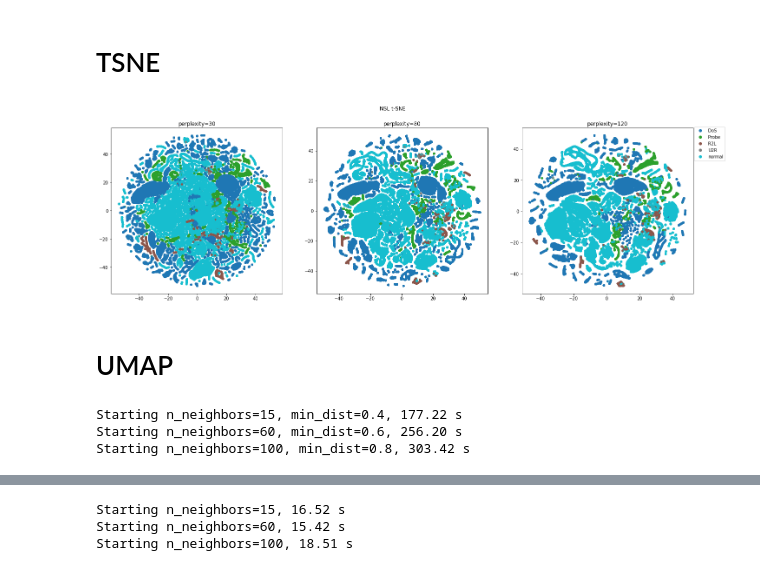
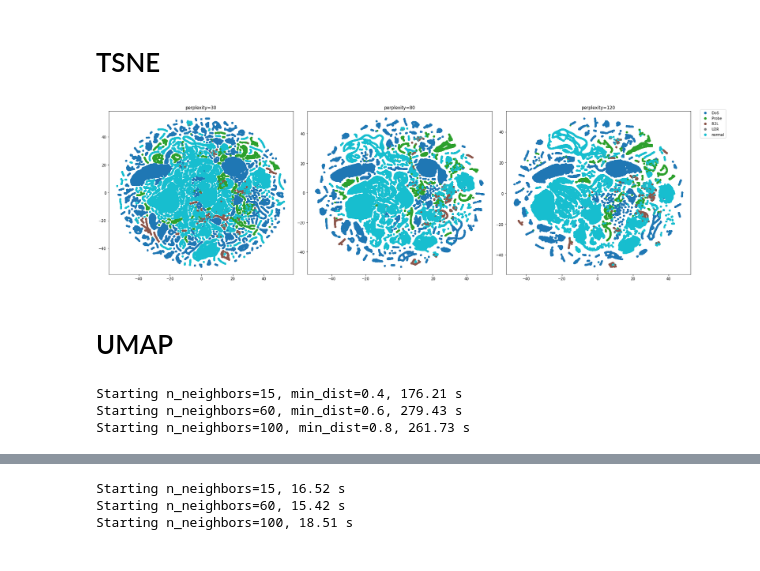
Before and after one commit to FEJTWOW/nsl_kdd, a Jupyter notebook: notebooks/visualization/autoencoders_with_categorical_visualization_bn16.ipynb, the cells around one changed output, grey strips where cells are left out. Drawn from its saved outputs; the diff is of its cells as text; code cells hidden in the pictures.

Commit message:
Add categorical visualisations split into categories

```diff
--- a/notebooks/visualization/autoencoders_with_categorical_visualization_bn16.ipynb
+++ b/notebooks/visualization/autoencoders_with_categorical_visualization_bn16.ipynb
@@ -59,7 +59,7 @@ extracted_features.shape
 # %% [output]
 (148517, 16)
 # %%
-RUN_ALGORITHMS = True
+RUN_ALGORITHMS = False
 # %%
 def plot_2d(X_list, y, subtitles, title, figsize=(24, 7), labels=None, bbox_shift=1.15, s=15, rows=1, cols=3):
     plt.figure(figsize=figsize)
@@ -72,27 +72,27 @@ def plot_2d(X_list, y, subtitles, title, figsize=(24, 7), labels=None, bbox_shif
     if labels is not None:
         classes = labels
     plt.legend(handles, classes, bbox_to_anchor=(bbox_shift, 1.02), loc='upper right')
-
-    plt.suptitle(title)
-    plt.savefig(f"{title}_with_categorical.pdf")
+    plt.tight_layout()
+#     plt.suptitle(title)
+    plt.savefig(f"{title}_with_categorical_extracted_bn16.png")
 # %% [markdown]
 # TSNE
 # %%
 titles_tsne_nsl = [
-    'perplexity=5',
+    #'perplexity=5',
     'perplexity=30',
     'perplexity=80',
     'perplexity=120',
-    'perplexity=160'
+    #'perplexity=160'
 ]
 
 if RUN_ALGORITHMS:
     tsne_list_nsl = [
-        TSNE(perplexity=5, n_components=2, random_state=42),
+        #TSNE(perplexity=5, n_components=2, random_state=42),
         TSNE(perplexity=30, n_components=2, random_state=42),
         TSNE(perplexity=80, n_components=2, random_state=42),
         TSNE(perplexity=120, n_components=2, random_state=42),
-        TSNE(perplexity=160, n_components=2, random_state=42)
+        #TSNE(perplexity=160, n_components=2, random_state=42)
     ]
 
     X_nsl_tsne = []
@@ -105,9 +105,9 @@ if RUN_ALGORITHMS:
 else:
     X_nsl_tsne = np.load(pwd + '/data/saved_X/X_nsl_tsne_with_categorical_extracted_bn16.npy')
 # %%
-plot_2d(X_nsl_tsne[1:4], nsl_lables, titles_tsne_nsl[1:4], 'NSL t-SNE', labels=attack_classes, bbox_shift=1.2, rows=1, figsize=(24, 7))
+plot_2d(X_nsl_tsne[1:4], nsl_lables, titles_tsne_nsl, 'NSL t-SNE', labels=attack_classes, bbox_shift=1.2, rows=1, figsize=(24, 7))
 # %% [output]
-[figure, old version]
+[figure, new version]
 # %% [markdown]
 # UMAP
 # %%
@@ -129,14 +129,14 @@ if RUN_ALGORITHMS:
         print(f'Starting {titles_umap_nsl[i]}, ', end='')
         X_nsl_umap.append(run_and_measure(umap_model.fit_transform, X))
 
-    np.save(pwd + '/data/saved_X/X_nsl_umap_with_categorical_extracted_bn16_with_dist.npy', np.array(X_nsl_umap))
+    np.save(pwd + '/data/saved_X/X_nsl_umap_with_categorical_extracted_bn16.npy', np.array(X_nsl_umap))
 
 else:
-    X_nsl_umap = np.load(pwd + '/data/saved_X/X_nsl_umap_with_categorical_extracted_bn16_with_dist.npy')
+    X_nsl_umap = np.load(pwd + '/data/saved_X/X_nsl_umap_with_categorical_extracted_bn16.npy')
 # %% [output]
-Starting n_neighbors=15, min_dist=0.4, 177.22 s
-Starting n_neighbors=60, min_dist=0.6, 256.20 s
-Starting n_neighbors=100, min_dist=0.8, 303.42 s
+Starting n_neighbors=15, min_dist=0.4, 176.21 s
+Starting n_neighbors=60, min_dist=0.6, 279.43 s
+Starting n_neighbors=100, min_dist=0.8, 261.73 s
 # %%
 plot_2d(X_nsl_umap, nsl_lables, titles_umap_nsl, 'NSL UMAP', labels=attack_classes, bbox_shift=1.2, rows=1, figsize=(24, 7))
 # %% [output]
```
Also changed, not shown: parts of 6 cells of this notebook, 32 other files.
